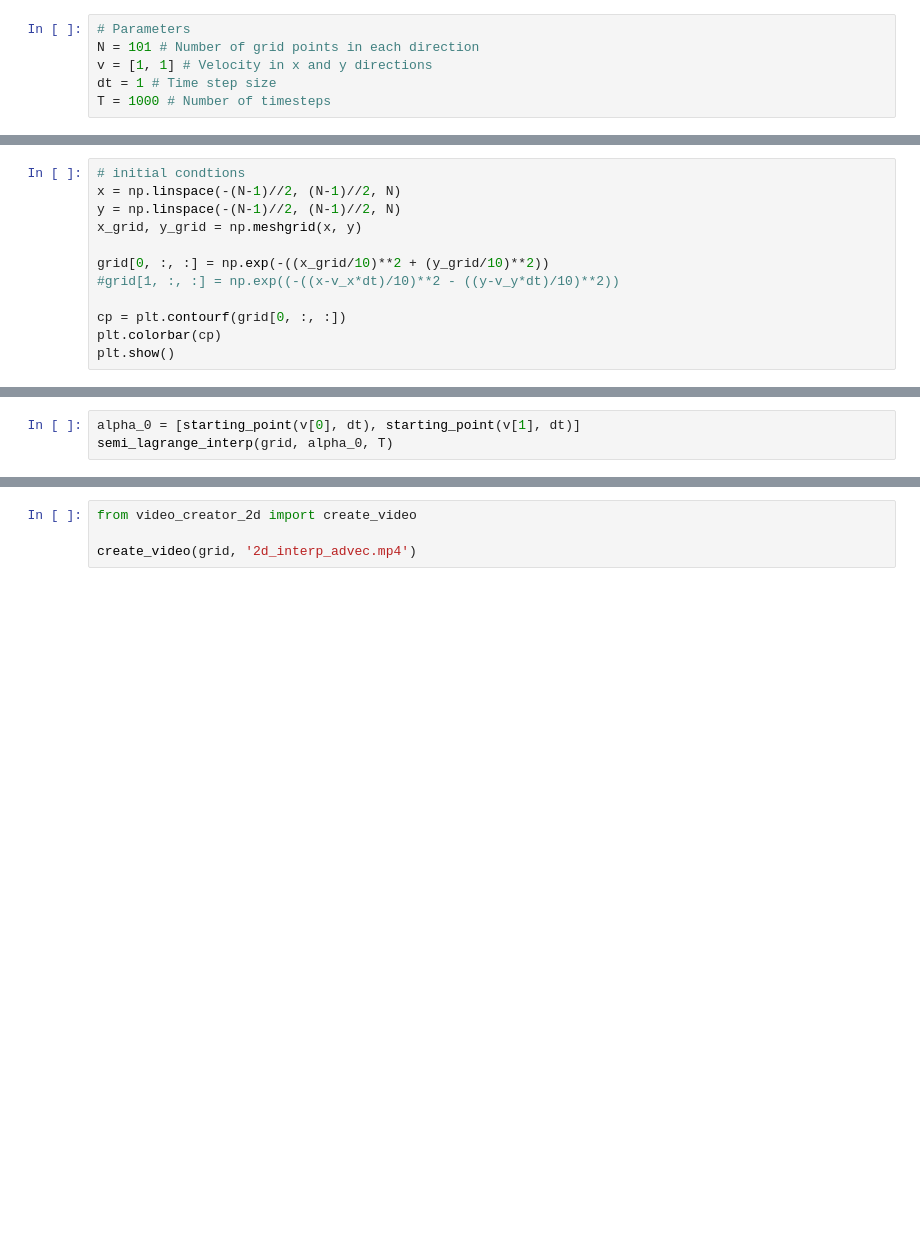
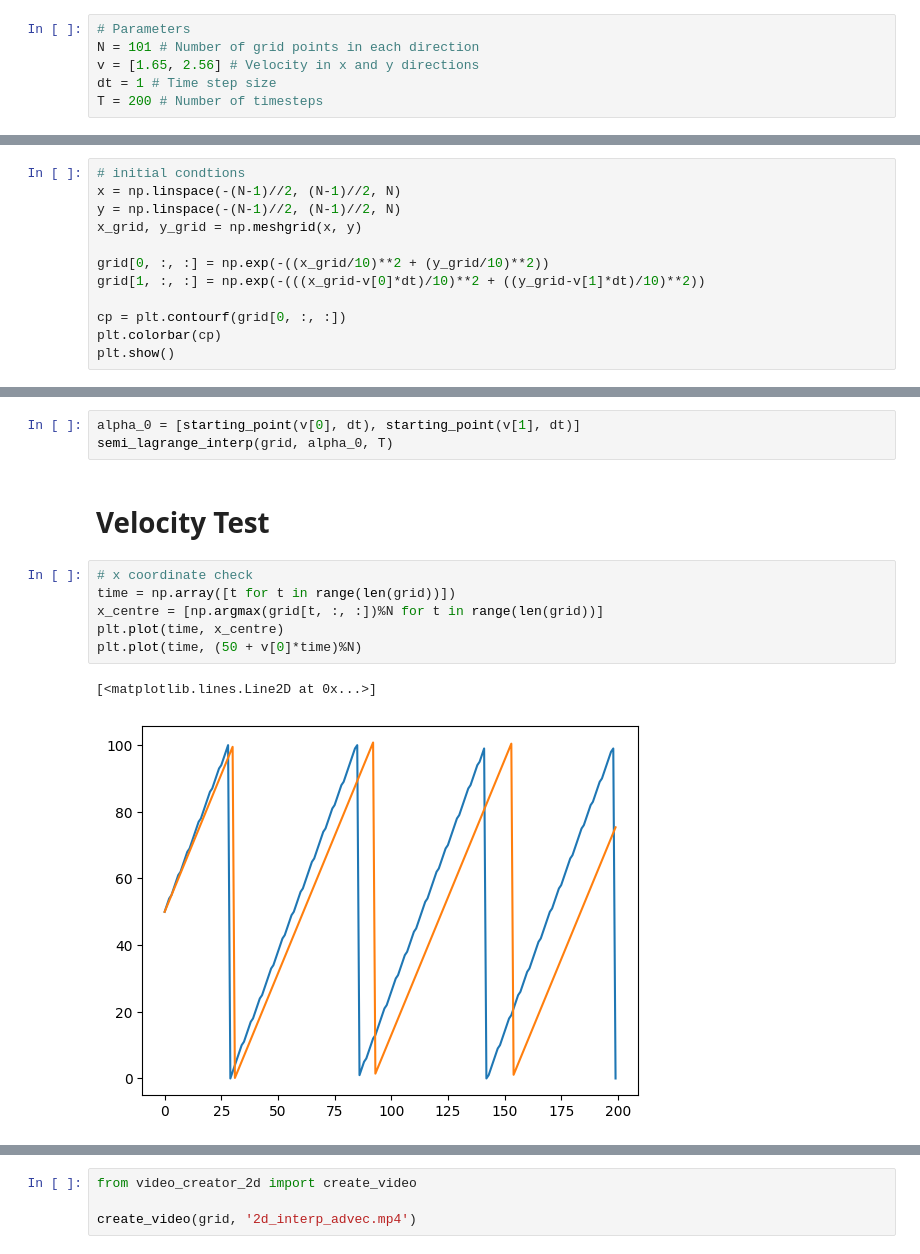
Before and after one commit to atharvanmahajan/Plasma-Physics-Internship, a Jupyter notebook: 2d_interp_advec.ipynb, the cells around one changed output, grey strips where cells are left out. Drawn from its saved outputs; the diff is of its cells as text; blank space fills up the shorter version.

```diff
--- a/2d_interp_advec.ipynb
+++ b/2d_interp_advec.ipynb
@@ -7,9 +7,9 @@ We will be solving the 2D advection equation using interpolating SL methods unde
 # %%
 # Parameters
 N = 101 # Number of grid points in each direction
-v = [1, 1] # Velocity in x and y directions
+v = [1.65, 2.56] # Velocity in x and y directions
 dt = 1 # Time step size
-T = 1000 # Number of timesteps
+T = 200 # Number of timesteps
 # %%
 # grid to store states for each timestep
 grid = np.zeros((T, N, N))
@@ -20,7 +20,7 @@ y = np.linspace(-(N-1)//2, (N-1)//2, N)
 x_grid, y_grid = np.meshgrid(x, y)
 
 grid[0, :, :] = np.exp(-((x_grid/10)**2 + (y_grid/10)**2))
-#grid[1, :, :] = np.exp((-((x-v_x*dt)/10)**2 - ((y-v_y*dt)/10)**2))
+grid[1, :, :] = np.exp(-(((x_grid-v[0]*dt)/10)**2 + ((y_grid-v[1]*dt)/10)**2))
 
 cp = plt.contourf(grid[0, :, :])
 plt.colorbar(cp)
@@ -55,3 +55,14 @@ def semi_lagrange_interp(grid_array, alpha, T):
 # %%
 alpha_0 = [starting_point(v[0], dt), starting_point(v[1], dt)]
 semi_lagrange_interp(grid, alpha_0, T)
+# %% [markdown]
+# Velocity Test
+# %%
+# x coordinate check
+time = np.array([t for t in range(len(grid))])
+x_centre = [np.argmax(grid[t, :, :])%N for t in range(len(grid))]
+plt.plot(time, x_centre)
+plt.plot(time, (50 + v[0]*time)%N)
+# %% [output]
+[<matplotlib.lines.Line2D at 0x...>]
+[figure, added]
```
Also changed, not shown: parts of 1 cell of this notebook, 4 other files.
